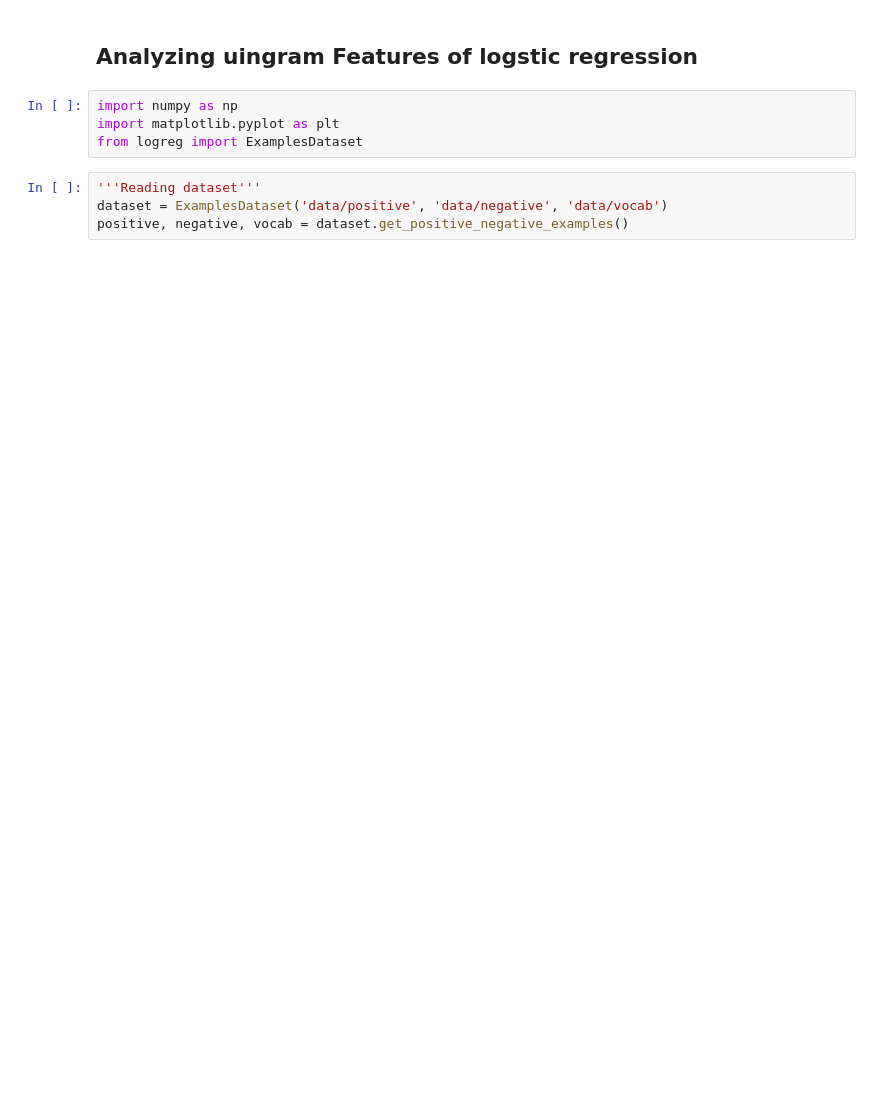
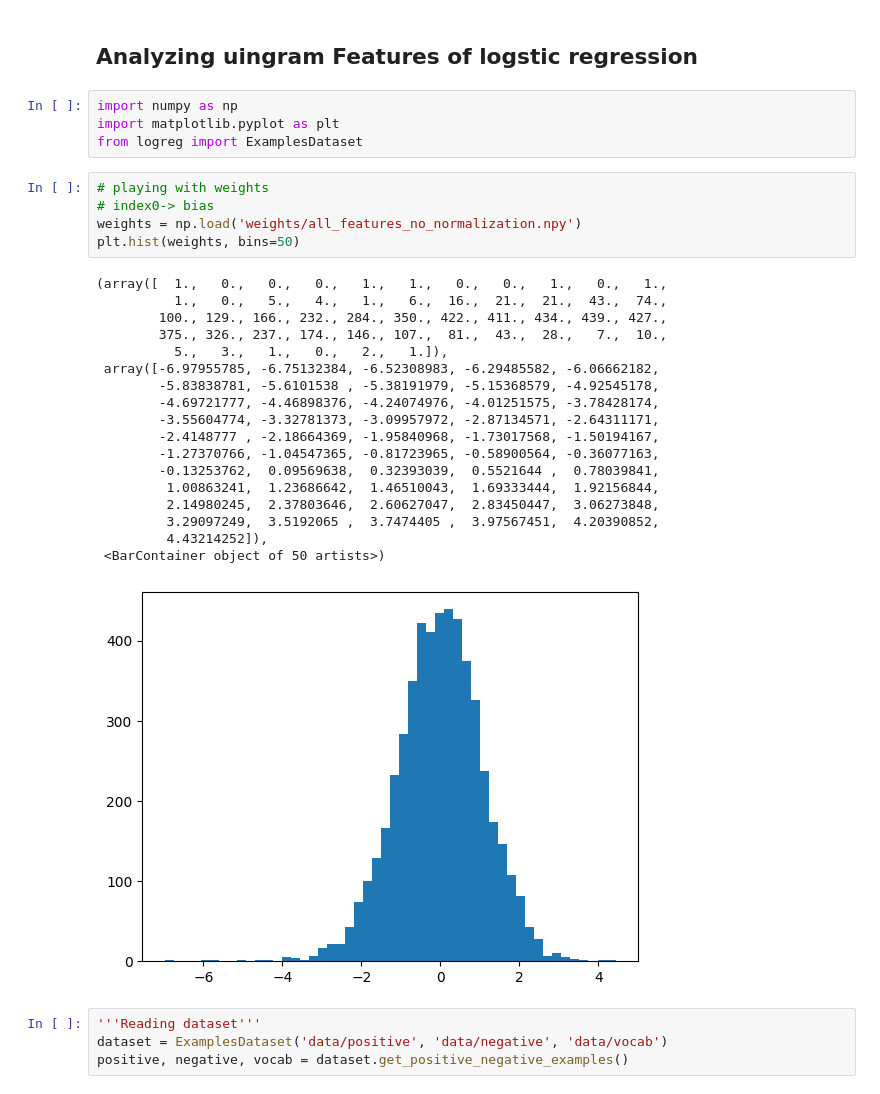
Before and after one commit to Abdullahaml1/computational-linguistics-hw, a Jupyter notebook: logreg/analyze_features.ipynb, the cells around one changed output. Cells and saved outputs as stored; diff of their text form; blank space fills up the shorter version.

```diff
--- a/logreg/analyze_features.ipynb
+++ b/logreg/analyze_features.ipynb
@@ -67,6 +68,30 @@ Figure(1000x400)
 import numpy as np
 import matplotlib.pyplot as plt
 from logreg import ExamplesDataset
+# %%
+# playing with weights
+# index0-> bias
+weights = np.load('weights/all_features_no_normalization.npy')
+plt.hist(weights, bins=50)
+# %% [output]
+(array([  1.,   0.,   0.,   0.,   1.,   1.,   0.,   0.,   1.,   0.,   1.,
+          1.,   0.,   5.,   4.,   1.,   6.,  16.,  21.,  21.,  43.,  74.,
+        100., 129., 166., 232., 284., 350., 422., 411., 434., 439., 427.,
+        375., 326., 237., 174., 146., 107.,  81.,  43.,  28.,   7.,  10.,
+          5.,   3.,   1.,   0.,   2.,   1.]),
+ array([-6.97955785, -6.75132384, -6.52308983, -6.29485582, -6.06662182,
+        -5.83838781, -5.6101538 , -5.38191979, -5.15368579, -4.92545178,
+        -4.69721777, -4.46898376, -4.24074976, -4.01251575, -3.78428174,
+        -3.55604774, -3.32781373, -3.09957972, -2.87134571, -2.64311171,
+        -2.4148777 , -2.18664369, -1.95840968, -1.73017568, -1.50194167,
+        -1.27370766, -1.04547365, -0.81723965, -0.58900564, -0.36077163,
+        -0.13253762,  0.09569638,  0.32393039,  0.5521644 ,  0.78039841,
+         1.00863241,  1.23686642,  1.46510043,  1.69333444,  1.92156844,
+         2.14980245,  2.37803646,  2.60627047,  2.83450447,  3.06273848,
+         3.29097249,  3.5192065 ,  3.7474405 ,  3.97567451,  4.20390852,
+         4.43214252]),
+ <BarContainer object of 50 artists>)
+[figure, added]
 # %%
 '''Reading dataset'''
 dataset = ExamplesDataset('data/positive', 'data/negative', 'data/vocab')
```
Also changed, not shown: parts of 6 cells of this notebook, 4 other files.
